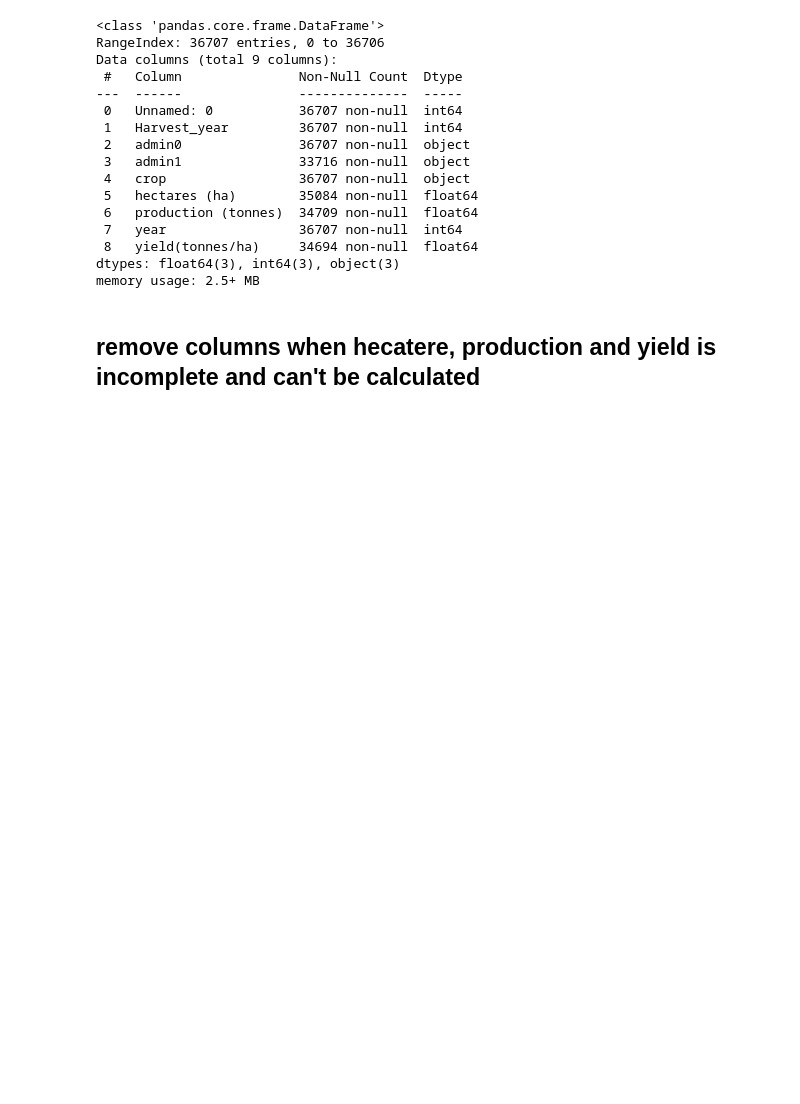
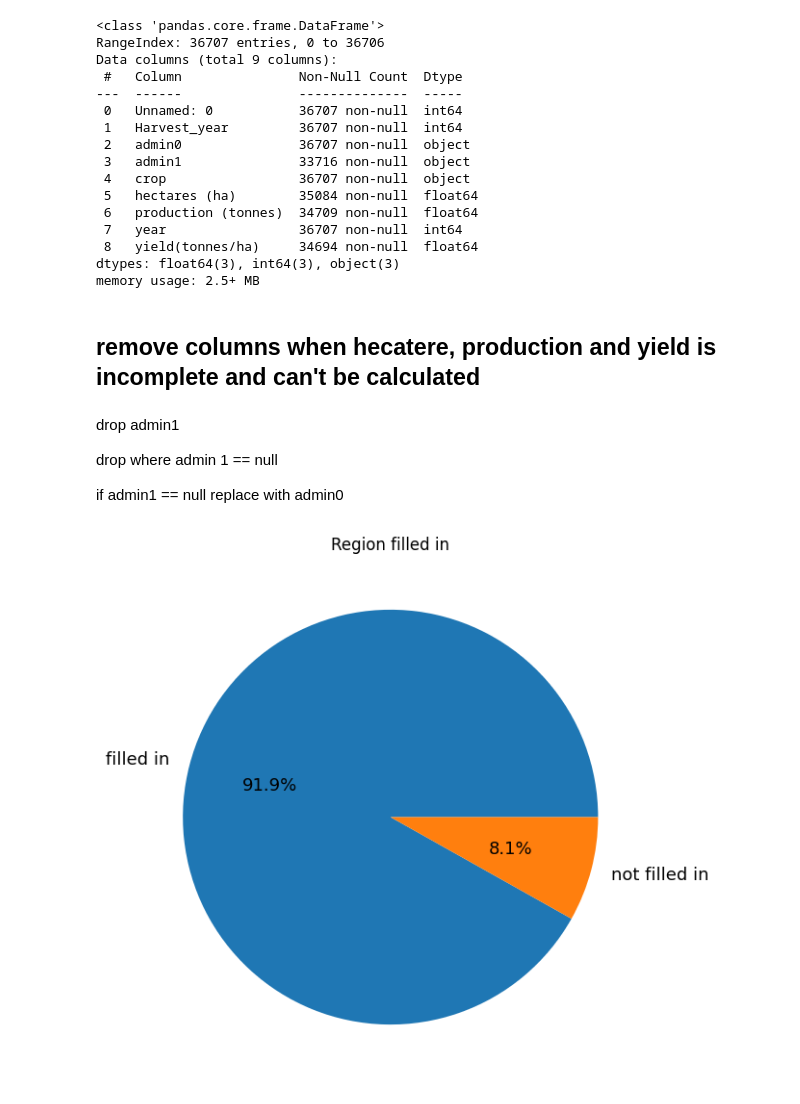
Before and after one commit to kieran31415/DataWizards, a Jupyter notebook: CropData/CropData.ipynb, the cells around one changed output. Saved outputs shown, nothing was run; the diff lists cells and outputs as text; code cells hidden in the pictures; blank space fills up the shorter version.

```diff
--- a/CropData/CropData.ipynb
+++ b/CropData/CropData.ipynb
@@ -6,7 +31,7 @@ import numpy as np
 import category_encoders as ce
 # %%
 # Load a sheet into a DataFrame by its name
-df = pd.read_excel('./files/food-twentieth-century-crop-statistics-1900-2017-xlsx.xlsx', sheet_name="CropStats")
+df = pd.read_excel('files/food-twentieth-century-crop-statistics-1900-2017-xlsx.xlsx', sheet_name="CropStats")
 # %%
 # See basic info about our dataframe
 df.info()
@@ -55,0 +85,14 @@ memory usage: 2.5+ MB
+# %% [markdown]
+drop admin1
+
+drop where admin 1 == null
+
+if admin1 == null replace with admin0
+# %%
+sizes = [df['admin1'].count(),len(df)-df['admin1'].count()]
+plt.figure(figsize=(7,7))
+plt.title('Region filled in')
+plt.pie(sizes,labels=['filled in','not filled in'],autopct='%1.1f%%', textprops={'fontsize':13})
+plt.show()
+# %% [output]
+[figure, added]
```
Also changed, not shown: parts of 16 cells of this notebook.
